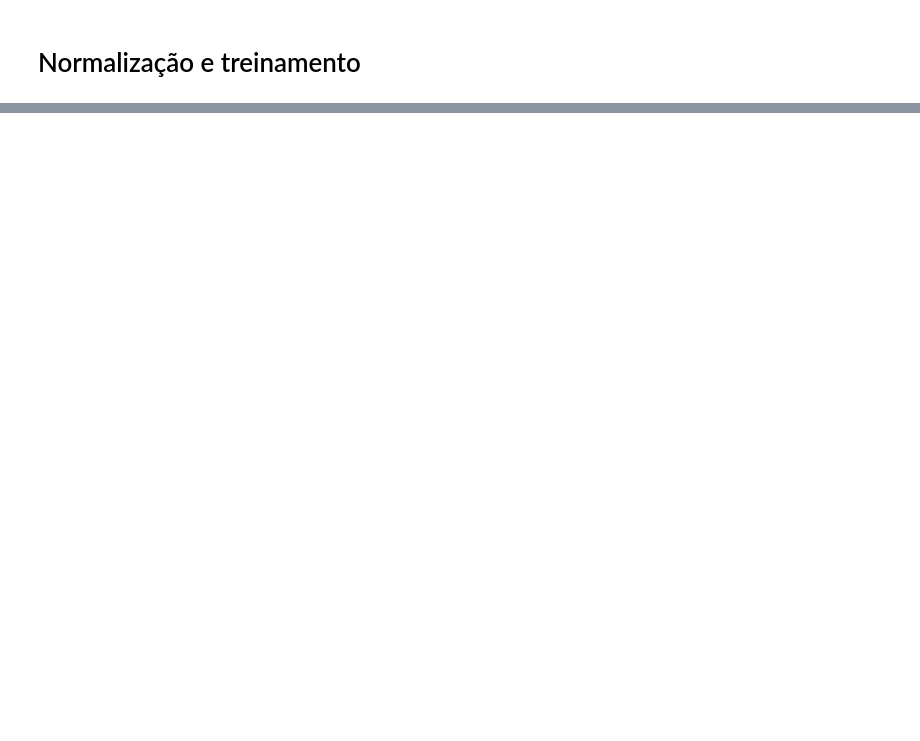
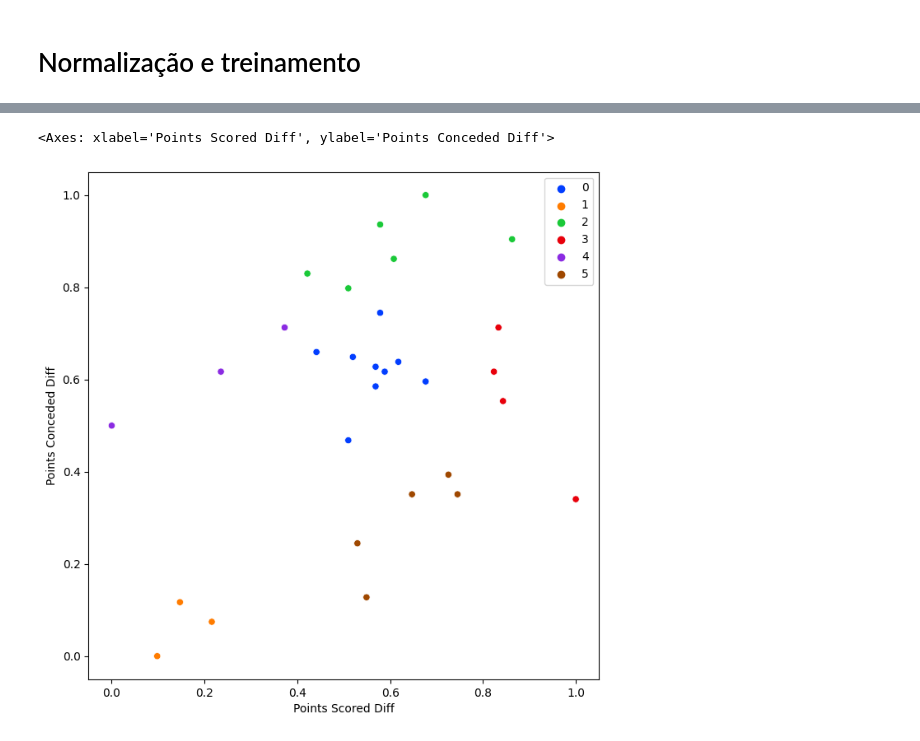
Before and after one commit to JV-Machado/NBA_team_clustering, a Jupyter notebook: NBA_Clustering.ipynb, the cells around one changed output, grey strips where cells are left out. Saved outputs shown, nothing was run; the diff lists cells and outputs as text; code cells hidden in the pictures; blank space fills up the shorter version.

```diff
--- a/NBA_Clustering.ipynb
+++ b/NBA_Clustering.ipynb
@@ -183,0 +194,7 @@ sns.scatterplot(x=data[:, 0], y=data[:, 1], hue=labels, palette='bright')
+# %%
+plt.figure(figsize=(8,8))
+
+sns.scatterplot(x=df['Points Scored Diff'], y=df['Points Conceded Diff'], hue=labels, palette='bright')
+# %% [output]
+<Axes: xlabel='Points Scored Diff', ylabel='Points Conceded Diff'>
+[figure, added]
```
Also changed, not shown: parts of 11 cells of this notebook.
